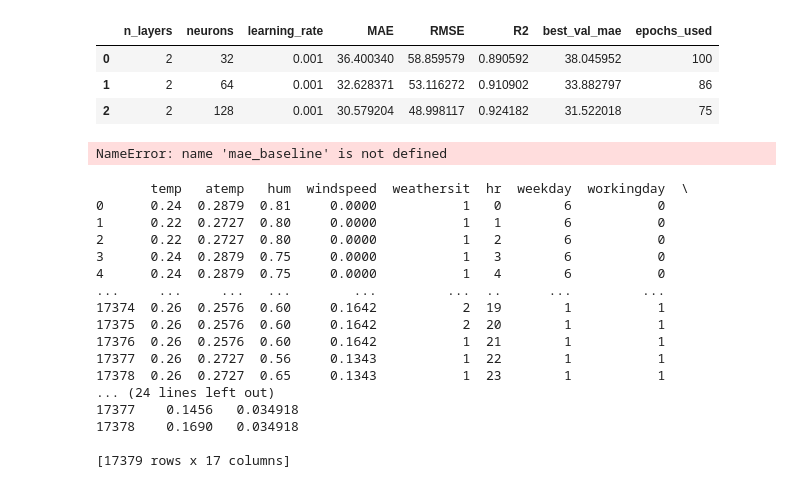
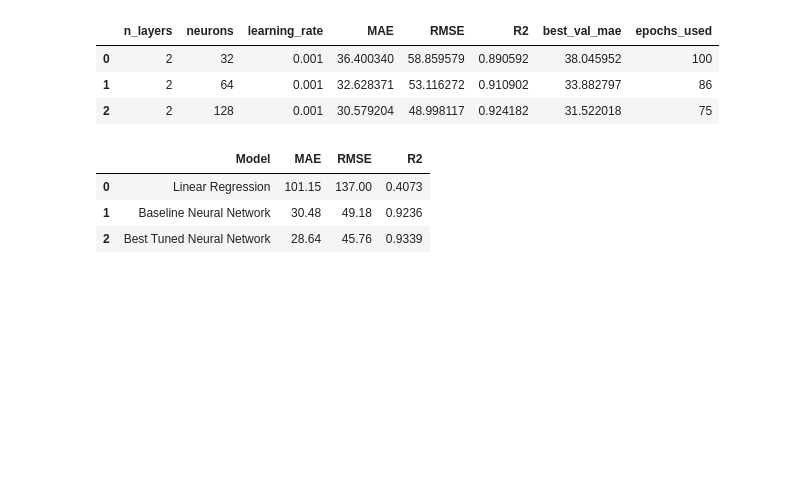
Before and after one commit to AnnaSolberg/AH2179, a Jupyter notebook: Exercise_7_Neural_networks/Exercise7_Neural_Networks_2.ipynb, the cells around one changed output. Cells and saved outputs as stored; diff of their text form; code cells hidden in the pictures; blank space fills up the shorter version.

```diff
--- a/Exercise_7_Neural_networks/Exercise7_Neural_Networks_2.ipynb
+++ b/Exercise_7_Neural_networks/Exercise7_Neural_Networks_2.ipynb
@@ -624,54 +624,37 @@ results_df
 # %%
 # Final comparison of all models
 
 results_final = pd.DataFrame([
     {
         'Model': 'Linear Regression',
         'MAE': mae_lr,
         'RMSE': rmse_lr,
         'R2': r2_lr
     },
     {
         'Model': 'Baseline Neural Network',
-        'MAE': mae_baseline,
-        'RMSE': rmse_baseline,
-        'R2': r2_baseline
+        'MAE': mae_nn,
+        'RMSE': rmse_nn,
+        'R2': r2_nn
     },
     {
         'Model': 'Best Tuned Neural Network',
         'MAE': results_df.loc[results_df['MAE'].idxmin(), 'MAE'],
         'RMSE': results_df.loc[results_df['MAE'].idxmin(), 'RMSE'],
         'R2': results_df.loc[results_df['MAE'].idxmin(), 'R2']
     }
 ])
 
 # Round the values for easier reading
 results_final = results_final.round({
     'MAE': 2,
     'RMSE': 2,
     'R2': 4
 })
 
 results_final
 # %% [output]
-NameError: name 'mae_baseline' is not defined
+|  | Model | MAE | RMSE | R2 |
+| 0 | Linear Regression | 101.15 | 137.00 | 0.4073 |
+| 1 | Baseline Neural Network | 30.48 | 49.18 | 0.9236 |
+| 2 | Best Tuned Neural Network | 28.64 | 45.76 | 0.9339 |
-# %%
-print(df[features])
-# %% [output]
-       temp   atemp   hum  windspeed  weathersit  hr  weekday  workingday  \
-0      0.24  0.2879  0.81     0.0000           1   0        6           0
-1      0.22  0.2727  0.80     0.0000           1   1        6           0
-2      0.22  0.2727  0.80     0.0000           1   2        6           0
-3      0.24  0.2879  0.75     0.0000           1   3        6           0
-4      0.24  0.2879  0.75     0.0000           1   4        6           0
-...     ...     ...   ...        ...         ...  ..      ...         ...
-17374  0.26  0.2576  0.60     0.1642           2  19        1           1
-17375  0.26  0.2576  0.60     0.1642           2  20        1           1
-17376  0.26  0.2576  0.60     0.1642           1  21        1           1
-17377  0.26  0.2727  0.56     0.1343           1  22        1           1
-17378  0.26  0.2727  0.65     0.1343           1  23        1           1
-... (24 lines left out)
-17377    0.1456   0.034918
-17378    0.1690   0.034918
-
-[17379 rows x 17 columns]
```
